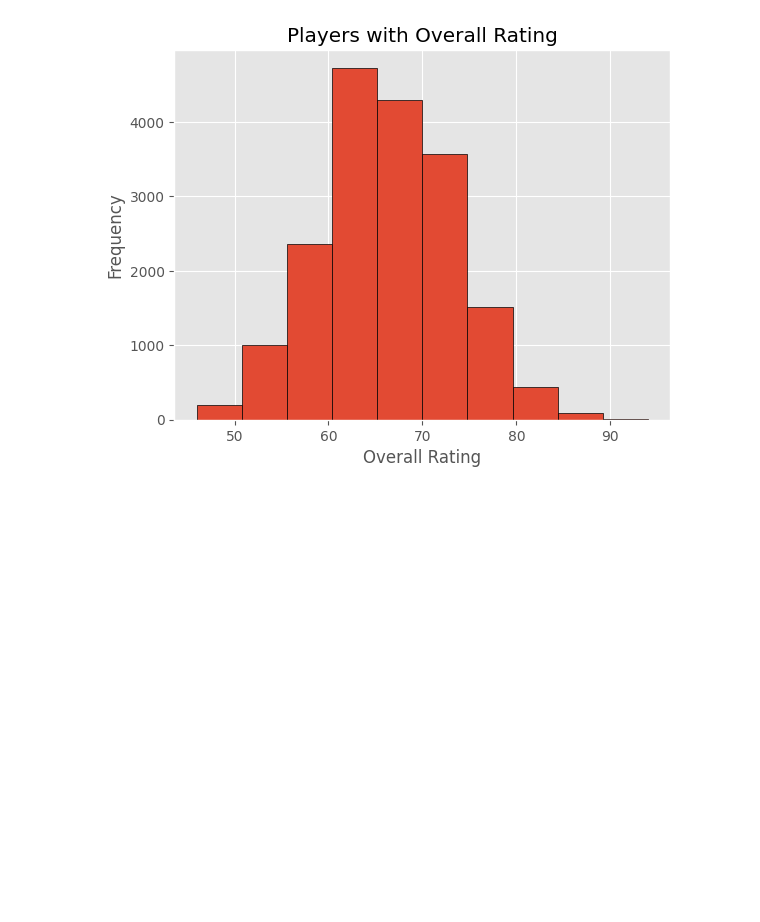
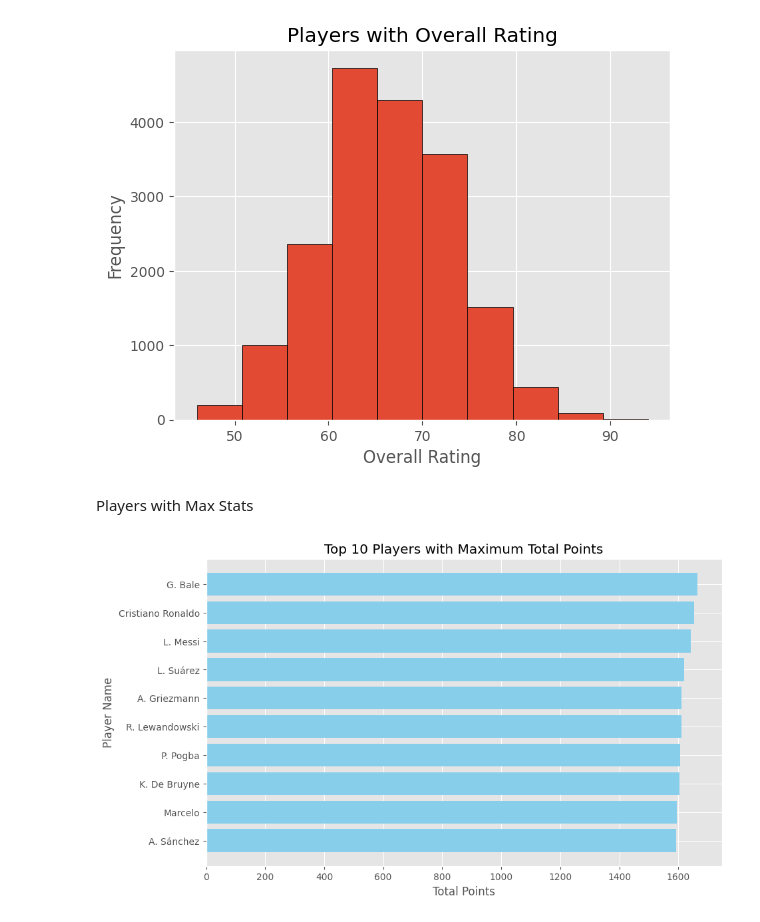
Before and after one commit to ronitguptaaa/FIFA19-Analysis, a Jupyter notebook: fifa-analysis.ipynb, the cells around one changed output. Drawn from its saved outputs; the diff is of its cells as text; code cells hidden in the pictures; blank space fills up the shorter version.

```diff
--- a/fifa-analysis.ipynb
+++ b/fifa-analysis.ipynb
@@ -184,3 +186,27 @@ plt.ylabel("Frequency")
 plt.show()
 # %% [output]
 [figure]
+# %% [markdown]
+Players with Max Stats
+# %%
+df = spark.sql("""
+    SELECT
+        Name,
+        (Finishing + HeadingAccuracy + ShortPassing + Volleys + Dribbling +
+         Curve + FKAccuracy + LongPassing + BallControl + Acceleration +
+         SprintSpeed + Agility + Reactions + Balance + ShotPower +
+         Jumping + Strength + LongShots + Aggression + Interceptions) AS TotalPoints
+    FROM FIFA19_DATA ORDER BY TotalPoints DESC
+""")
+
+top_players = df.limit(10).toPandas()
+
+plt.figure(figsize=(10, 6))
+plt.barh(top_players['Name'], top_players['TotalPoints'], color='skyblue')
+plt.xlabel('Total Points')
+plt.ylabel('Player Name')
+plt.title('Top 10 Players with Maximum Total Points')
+plt.gca().invert_yaxis()
+plt.show()
+# %% [output]
+[figure, added]
```
Also changed, not shown: parts of 6 cells of this notebook, 9 other files.
